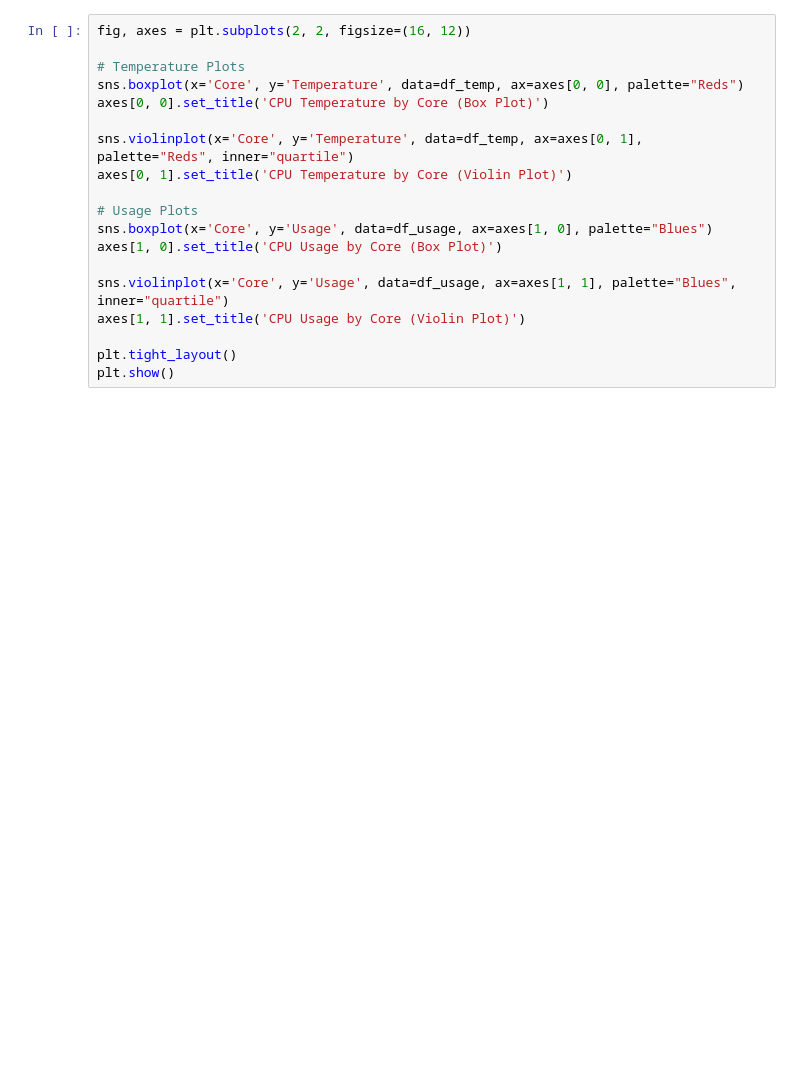
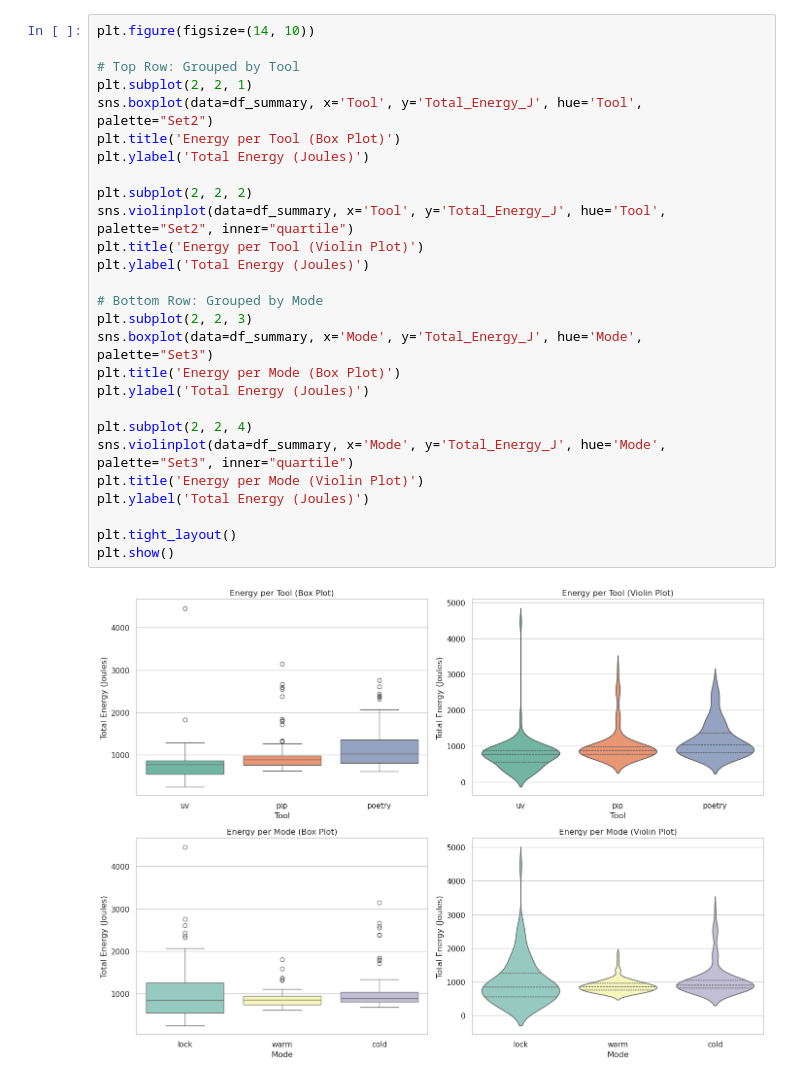
Before and after one commit to Elia-J/python-package-manager-energy-benchmark, a Jupyter notebook: analysis.ipynb, the cells around one changed output. Cells and saved outputs as stored; diff of their text form; blank space fills up the shorter version.

```diff
--- a/analysis.ipynb
+++ b/analysis.ipynb
@@ -23,20 +100,30 @@ df_usage['Core'] = df_usage['Core'].str.replace('CPU_USAGE_', '')
 # %%
-fig, axes = plt.subplots(2, 2, figsize=(16, 12))
+plt.figure(figsize=(14, 10))
 
-# Temperature Plots
-sns.boxplot(x='Core', y='Temperature', data=df_temp, ax=axes[0, 0], palette="Reds")
-axes[0, 0].set_title('CPU Temperature by Core (Box Plot)')
+# Top Row: Grouped by Tool
+plt.subplot(2, 2, 1)
+sns.boxplot(data=df_summary, x='Tool', y='Total_Energy_J', hue='Tool', palette="Set2")
+plt.title('Energy per Tool (Box Plot)')
+plt.ylabel('Total Energy (Joules)')
 
-sns.violinplot(x='Core', y='Temperature', data=df_temp, ax=axes[0, 1], palette="Reds", inner="quartile")
-axes[0, 1].set_title('CPU Temperature by Core (Violin Plot)')
+plt.subplot(2, 2, 2)
+sns.violinplot(data=df_summary, x='Tool', y='Total_Energy_J', hue='Tool', palette="Set2", inner="quartile")
+plt.title('Energy per Tool (Violin Plot)')
+plt.ylabel('Total Energy (Joules)')
 
-# Usage Plots
-sns.boxplot(x='Core', y='Usage', data=df_usage, ax=axes[1, 0], palette="Blues")
-axes[1, 0].set_title('CPU Usage by Core (Box Plot)')
+# Bottom Row: Grouped by Mode
+plt.subplot(2, 2, 3)
+sns.boxplot(data=df_summary, x='Mode', y='Total_Energy_J', hue='Mode', palette="Set3")
+plt.title('Energy per Mode (Box Plot)')
+plt.ylabel('Total Energy (Joules)')
 
-sns.violinplot(x='Core', y='Usage', data=df_usage, ax=axes[1, 1], palette="Blues", inner="quartile")
-axes[1, 1].set_title('CPU Usage by Core (Violin Plot)')
+plt.subplot(2, 2, 4)
+sns.violinplot(data=df_summary, x='Mode', y='Total_Energy_J', hue='Mode', palette="Set3", inner="quartile")
+plt.title('Energy per Mode (Violin Plot)')
+plt.ylabel('Total Energy (Joules)')
 
 plt.tight_layout()
 plt.show()
+# %% [output]
+[figure, added]
 # %%
```
Also changed, not shown: parts of 4 cells of this notebook.
